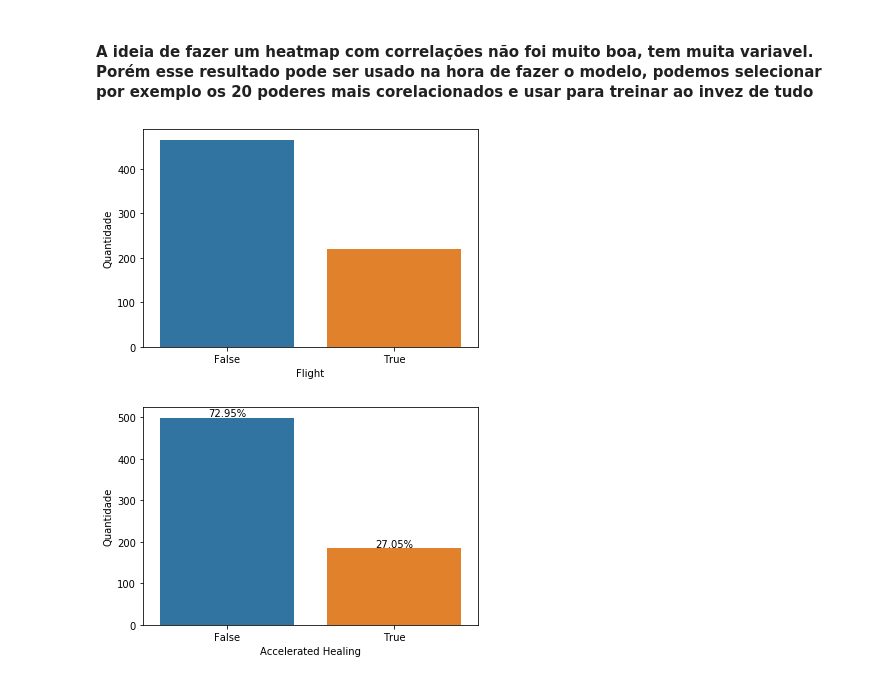
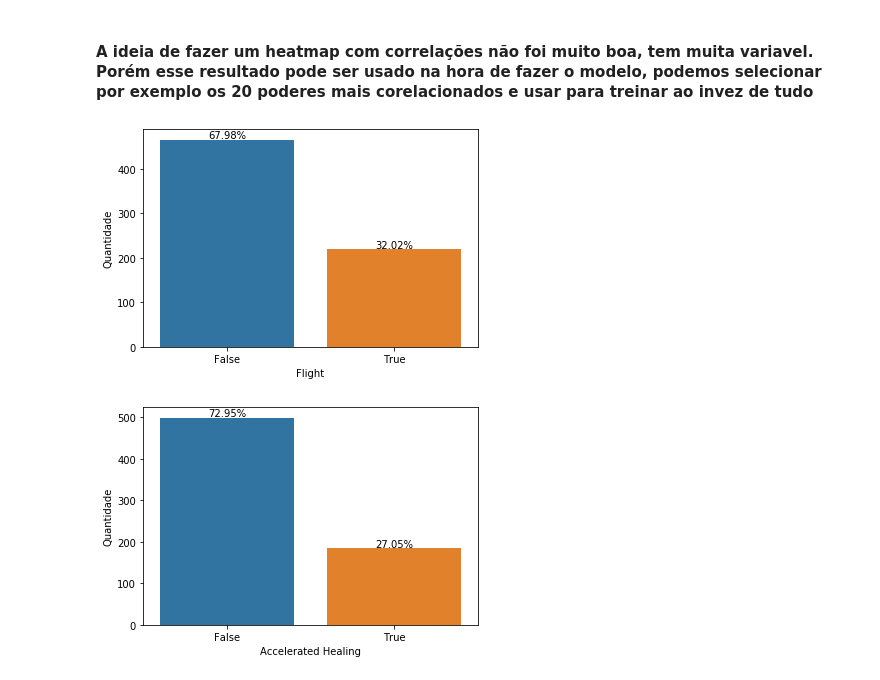
Before and after one commit to Franzx41/MD_1, a Jupyter notebook: exploratory analysis and visualizations.ipynb, the cells around one changed output. Drawn from its saved outputs; the diff is of its cells as text; code cells hidden in the pictures.

```diff
--- a/exploratory analysis and visualizations.ipynb
+++ b/exploratory analysis and visualizations.ipynb
@@ -109,10 +109,17 @@ Name: Super Strength, dtype: float64
 #### A ideia de fazer um heatmap com correlações não foi muito boa, tem muita variavel. Porém esse resultado pode ser usado na hora de fazer o modelo, podemos selecionar por exemplo os 20 poderes mais corelacionados e usar para treinar ao invez de tudo
 # %%
 ax = sns.countplot(x="Flight", data=data)
+total = data['Flight'].count()
 ax.set(ylabel='Quantidade')
+for p in ax.patches:
+    height = p.get_height()
+    ax.text(p.get_x()+p.get_width()/2.,
+            height + 3,
+            '{:1.2f}%'.format((height/total)*100),
+            ha="center")
 plt.show()
 # %% [output]
-[figure, old version]
+[figure, new version]
 # %%
 ax = sns.countplot(x="Accelerated Healing", data=data)
 total = data['Accelerated Healing'].count()
```
Also changed, not shown: parts of 1 cell of this notebook, 4 other files.
